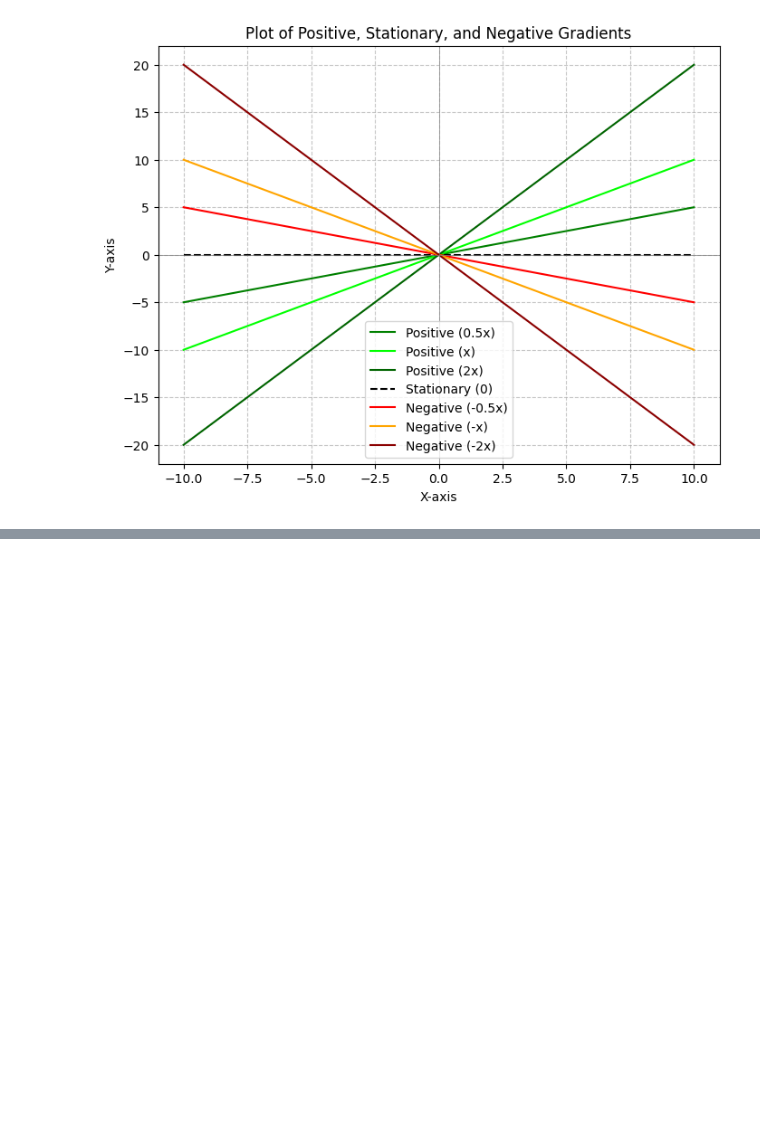
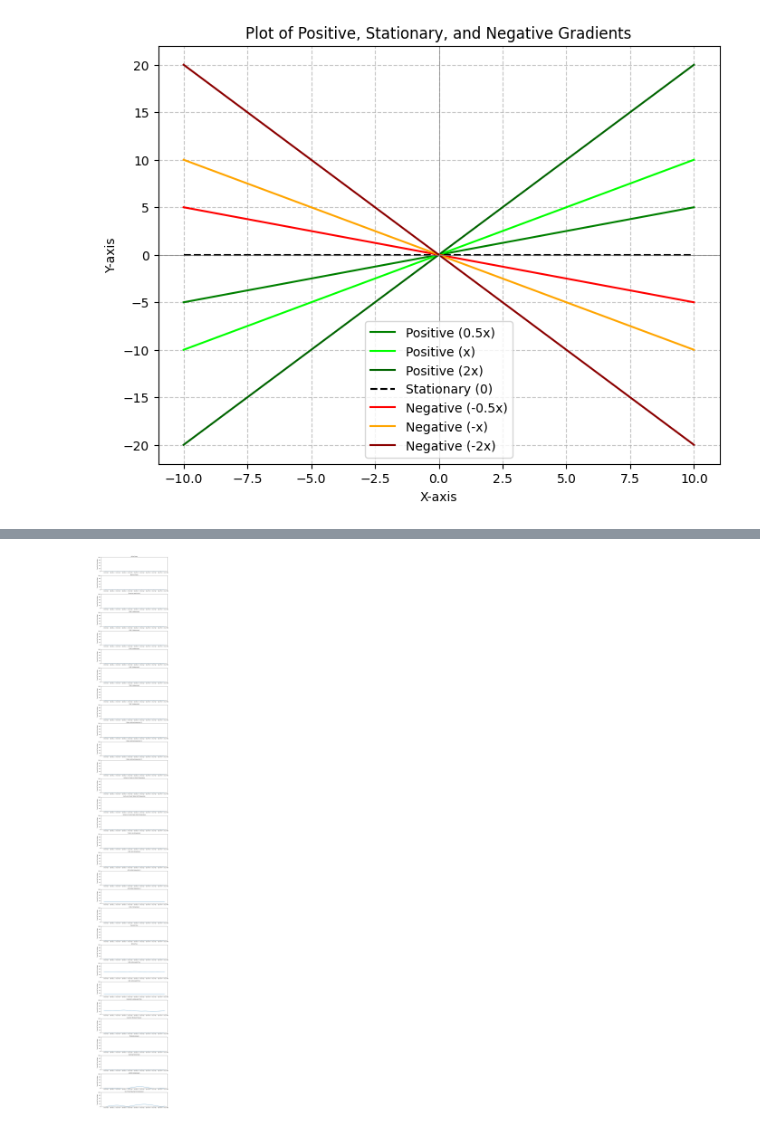
Before and after one commit to arkiven4/tinymonitor-web, a Jupyter notebook: try1.ipynb, the cells around one changed output, grey strips where cells are left out. Saved outputs shown, nothing was run; the diff lists cells and outputs as text; code cells hidden in the pictures; blank space fills up the shorter version.

```diff
--- a/try1.ipynb
+++ b/try1.ipynb
@@ -266,0 +331,24 @@ fig = do_plotSeverityRank()
+# %%
+end_dates_lastest = "2025-03-27T05:36:00"
+timestamp = datetime.strptime(end_dates_lastest, "%Y-%m-%dT%H:%M:%S")
+hours_2before = timestamp - timedelta(days=30)
+hours_2before_str = hours_2before.strftime("%Y-%m-%dT%H:%M:%S")
+
+data_between_dates = fetch_between_dates(hours_2before_str, end_dates_lastest, "db/severity_trendings.db", "severity_trendings")
+
+data_feature = data_between_dates[:, 2:].astype(float)
+data_timestamp = np.array([convert_timestamp(now_str) for now_str in data_between_dates[:, 1]])
+
+fig, axes = plt.subplots(30, 1, figsize=(10, 75))
+for i, ax in enumerate(axes):
+    ax.plot(data_timestamp, scipy.signal.savgol_filter(data_feature[:, i], 50, 3))  # Plot data for each row
+    ax.set_title(f'{feature_set[i]} ', fontsize=10)  # Set title
+    #ax.grid(True, linestyle='--', alpha=0.5)
+    ax.set_ylim(0, 100)
+    ax.set_ylabel("Severity Percentage")
+    #ax.set_xticks(data_timestamp[::7])  # Reduce number of ticks
+
+plt.tight_layout()
+plt.show()
+# %% [output]
+[figure, added]
```
Also changed, not shown: parts of 7 cells of this notebook, 11 other files.
